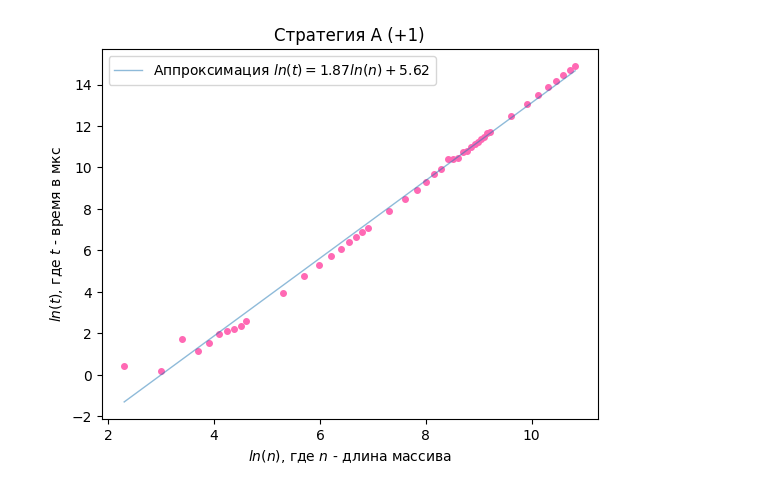
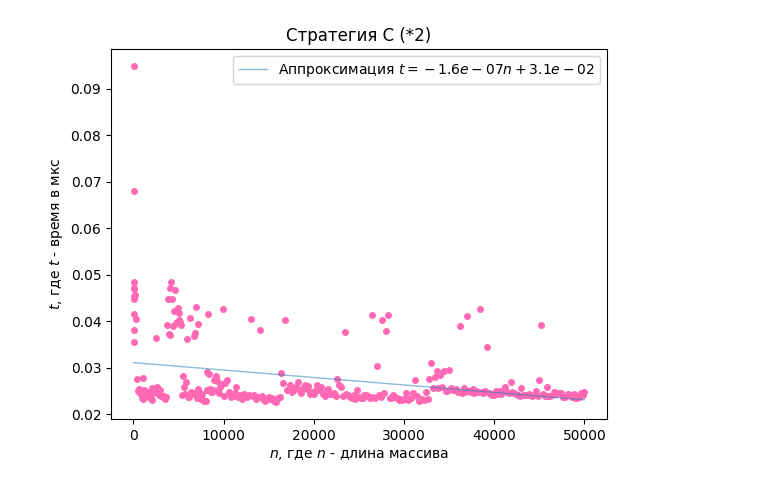
Before and after one commit to SelfishFish07/LABS_sem2, a Jupyter notebook: Lab №2/Buffer/Buffer.ipynb, the cells around one changed output. Cells and saved outputs as stored; diff of their text form; code cells hidden in the pictures.

Commit message:
Buffer upd

```diff
--- a/Lab №2/Buffer/Buffer.ipynb
+++ b/Lab №2/Buffer/Buffer.ipynb
@@ -5,0 +13,16 @@ from scipy.optimize import curve_fit
+# %%
+with open('Buffer.csv', 'r') as file:
+    reader = csv.reader(file)
+    number=[]
+    timeA=[]
+    timeB=[]
+    timeC=[]
+    for row in reader:
+        number.append(int(row[0]))
+        timeA.append(float(row[1]))
+        timeB.append(float(row[2]))
+        timeC.append(float(row[3]))
+    number=np.array(number)
+    timeA=np.array(timeA)
+    timeB=np.array(timeB)
+    timeC=np.array(timeC)
@@ -6,3 +53,3 @@ from scipy.optimize import curve_fit
 # %%
-def func(x, a,b):
-    return a * x - b
+def func2(x, a,b):
+    return a * x+b
@@ -24,11 +56,12 @@ with open('Buffer.csv', 'r') as file:
 # %%
-plt.plot(np.log(number),np.log(timeA),marker='o',markersize=4,ls='', color='hotpink')
-popt, pcov = curve_fit(func, np.log(number), np.log(timeA))
-plt.plot(np.log(number), func(np.log(number), *popt),lw=1,alpha=0.5,label=f"Аппроксимация $ln(t)={round(popt[0],2)}ln(n)+{round(popt[1],2)}$")
-plt.xlabel("$ln(n)$, где $n$ - длина массива")
-plt.ylabel("$ln(t)$, где $t$ - время в мкс")
-plt.title("Стратегия А (+1)")
+plt.plot(number,timeC,marker='o',markersize=4,ls='', color='hotpink')
+popt, pcov = curve_fit(func2, number, timeC)
+plt.plot(number, func2(number, *popt),lw=1,alpha=0.5,label=f"Аппроксимация $t={popt[0]:.1e}n+{popt[1]:.1e}$")
+plt.xlabel("$n$, где $n$ - длина массива")
+plt.ylabel("$t$, где $t$ - время в мкс")
+plt.title("Стратегия C (*2)")
+plt.savefig('../Images/C.png')
 plt.legend()
 plt.show()
 # %% [output]
-[figure, old version]
+[figure, new version]
```
Also changed, not shown: parts of 8 cells of this notebook, 14 other files.
